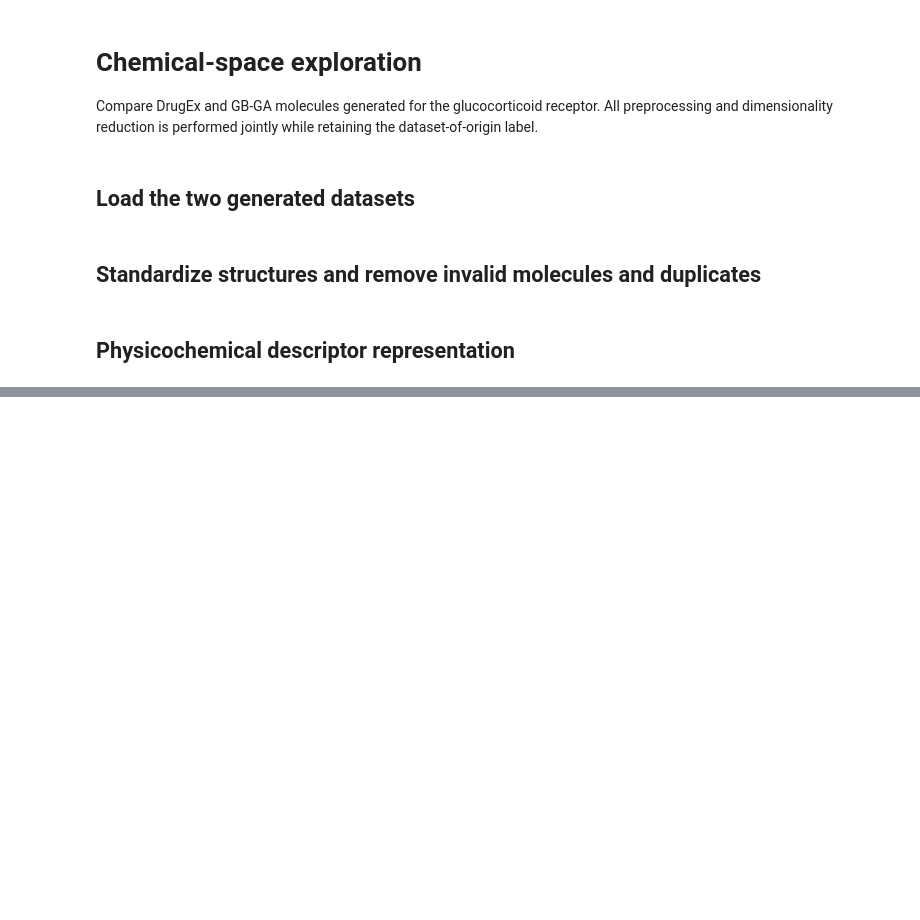
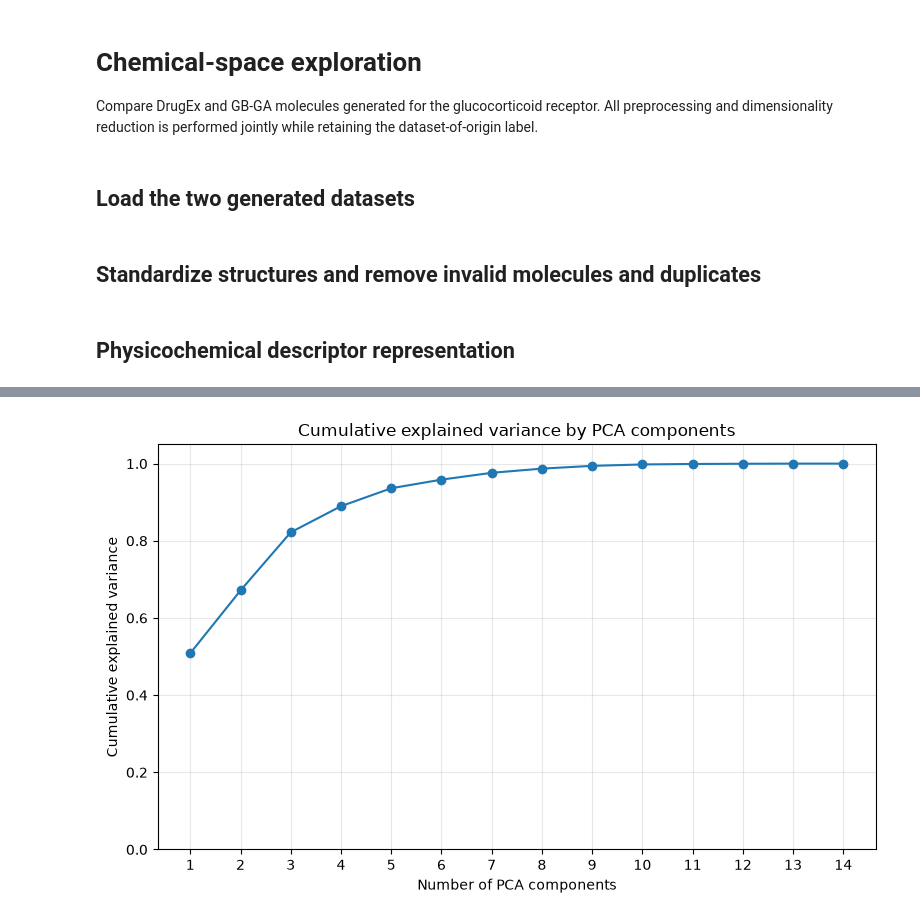
Before and after one commit to Pospim/space_explore, a Jupyter notebook: space_explore.ipynb, the cells around one changed output, grey strips where cells are left out. Drawn from its saved outputs; the diff is of its cells as text; code cells hidden in the pictures; blank space fills up the shorter version.

```diff
--- a/space_explore.ipynb
+++ b/space_explore.ipynb
@@ -107,7 +108,16 @@ shared_smiles = set(drugex["SMILES"]) & set(gbga["SMILES"])
 print(f"Molecules shared by both origins: {len(shared_smiles):,}")
 
 generated = pd.concat([drugex, gbga], ignore_index=True)
-display(generated.groupby("generator").size().rename("molecules"))
+generator_short_names = {
+    "DrugEx_GT_epsilon_0.6": "DrugEx",
+    "GB_GA_mut_r_0.5": "GB-GA",
+}
+generated["dataset"] = (
+    generated["generator"].map(generator_short_names)
+    + " dis_"
+    + generated["run"].astype(str)
+)
+display(generated.groupby("dataset").size().rename("molecules"))
 # %% [markdown]
 ## Physicochemical descriptor representation
 # %%
@@ -155,18 +176,51 @@ descriptor_preprocessor = make_pipeline(
 )
 X_descriptors_scaled = descriptor_preprocessor.fit_transform(X_descriptors)
 
-pca = PCA(n_components=2)
+n_descriptors = len(descriptor_columns) # def smaller than n_samples so I use this instead cuz max allowed components is max(row,col)
+pca = PCA(n_components=n_descriptors, random_state=RANDOM_STATE)
 pca_coordinates = pca.fit_transform(X_descriptors_scaled)
 
-pca_plot = generated[["generator", "run"]].copy()
-pca_plot[["PC1", "PC2"]] = pca_coordinates
+explained_variance = pd.DataFrame(
+    {
+        "n_components": np.arange(1, n_descriptors + 1),
+        "explained_variance_ratio": pca.explained_variance_ratio_,
+        "cumulative_explained_variance": np.cumsum(pca.explained_variance_ratio_),
+    }
+)
+display(explained_variance)
+
+fig, ax = plt.subplots(figsize=(8, 5))
+ax.plot(
+    explained_variance["n_components"],
+    explained_variance["cumulative_explained_variance"],
+    marker="o",
+)
+ax.set_xlabel("Number of PCA components")
+ax.set_ylabel("Cumulative explained variance")
+ax.set_title("Cumulative explained variance by PCA components")
+ax.set_xticks(explained_variance["n_components"])
+ax.set_ylim(0, 1.05)
+ax.grid(alpha=0.3)
+fig.tight_layout()
+plt.show()
+
+dataset_names = sorted(generated["dataset"].unique())
+dataset_cmap = plt.get_cmap("tab10")
+dataset_colors = {
+    dataset: dataset_cmap(index)
+    for index, dataset in enumerate(dataset_names)
+}
+
+pca_plot = generated[["generator", "run", "dataset"]].copy()
+pca_plot[["PC1", "PC2"]] = pca_coordinates[:, :2]
 
 fig, ax = plt.subplots(figsize=(8, 6))
-for generator, group in pca_plot.groupby("generator"):
+for dataset, group in pca_plot.groupby("dataset"):
     ax.scatter(
         group["PC1"],
         group["PC2"],
-        label=generator,
+        label=dataset,
+        color=dataset_colors[dataset],
         alpha=0.35,
         s=12,
         linewidths=0,
@@ -174,6 +228,31 @@ for generator, group in pca_plot.groupby("generator"):
 ax.set_xlabel(f"PC1 ({pca.explained_variance_ratio_[0]:.1%} variance)")
 ax.set_ylabel(f"PC2 ({pca.explained_variance_ratio_[1]:.1%} variance)")
 ax.set_title("PCA of standardized physicochemical descriptors")
-ax.legend(title="Dataset origin")
+ax.legend(title="Individual dataset", bbox_to_anchor=(1.02, 1), loc="upper left")
 fig.tight_layout()
 plt.show()
+
+# Joined view: combine the five runs into the two generator families.
+generator_colors = {
+    "DrugEx_GT_epsilon_0.6": "tab:blue",
+    "GB_GA_mut_r_0.5": "tab:orange",
+}
+
+fig, ax = plt.subplots(figsize=(8, 6))
+for generator, group in pca_plot.groupby("generator"):
+    ax.scatter(
+        group["PC1"],
+        group["PC2"],
+        label=generator_short_names[generator],
+        color=generator_colors[generator],
+        alpha=0.35,
+        s=12,
+        linewidths=0,
+    )
+ax.set_xlabel(f"PC1 ({pca.explained_variance_ratio_[0]:.1%} variance)")
+ax.set_ylabel(f"PC2 ({pca.explained_variance_ratio_[1]:.1%} variance)")
+ax.set_title("PCA by generator family")
+ax.legend(title="Generator")
+fig.tight_layout()
+plt.show()
+# %% [output]
@@ -179,0 +274 @@ plt.show()
+[figure, added]
```
Also changed, not shown: parts of 9 cells of this notebook.
